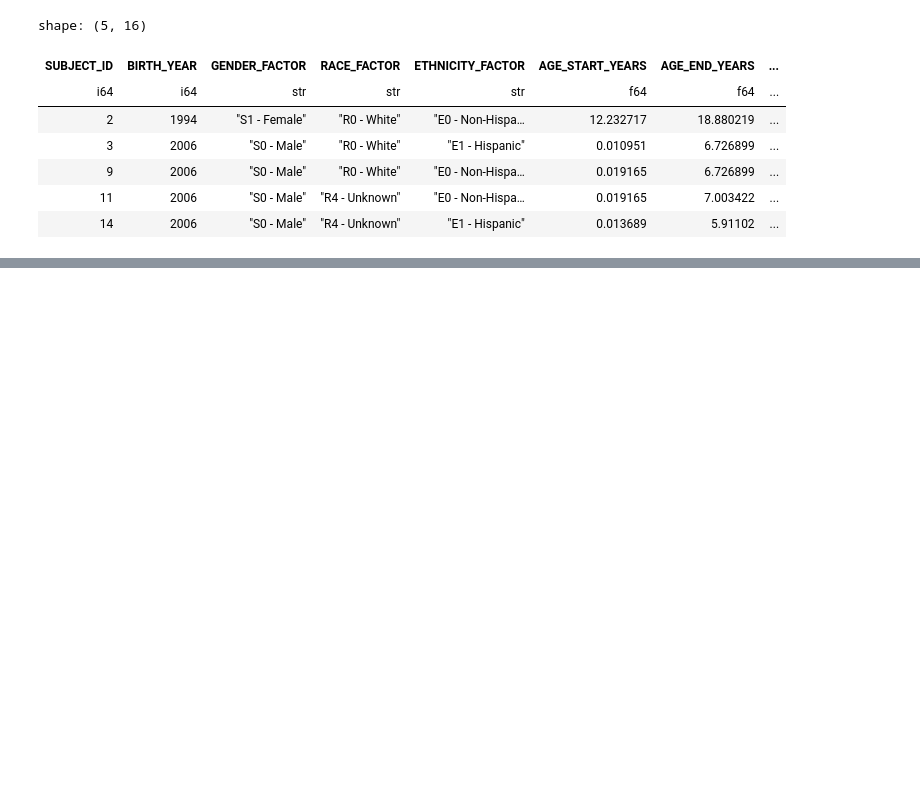
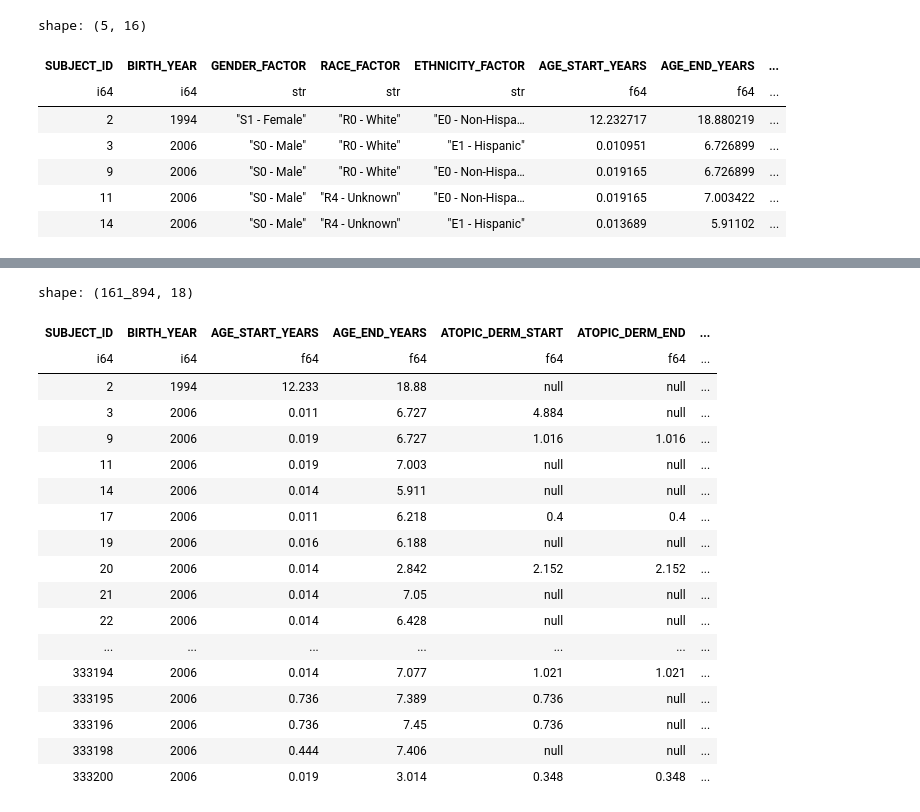
Before and after one commit to deuce-shaw/Project3, a Jupyter notebook: MaggieProject3Primary.ipynb, the cells around one changed output, grey strips where cells are left out. Cells and saved outputs as stored; diff of their text form; code cells hidden in the pictures; blank space fills up the shorter version.

```diff
--- a/MaggieProject3Primary.ipynb
+++ b/MaggieProject3Primary.ipynb
@@ -97,0 +123,15 @@ shape: (5, 16)
+# %%
+# Split the "ETHNICITY_FACTOR" column into a "ETHNICITY_ID" column and "ETHNICITY" column
+filtered_df = filtered_df.with_columns(
+    [
+        pl.col("ETHNICITY_FACTOR")
+        .str.split_exact(" - ", 1)
+        .struct.rename_fields(["ETHNICITY_ID", "ETHNICITY"])
+        .alias("fields"),
+    ]
+).unnest("fields")
+
+# Drop the original column
+filtered_df = filtered_df.drop('ETHNICITY_FACTOR')
+
+filtered_df.head()
@@ -97,0 +147,10 @@ shape: (5, 16)
+# %%
+# Create a new column that re-codes the "GENEDER_FACTOR" column to be one character
+filtered_df = filtered_df.with_columns([
+    pl.col('GENDER_FACTOR').apply(lambda value: 'F' if value == "S1 - Female" else ('M' if value == "S0 - Male" else "O")).alias('GENDER')
+])
+
+# Drop the original column
+filtered_df = filtered_df.drop('GENDER_FACTOR')
+
+filtered_df.head()
@@ -97,0 +166,36 @@ shape: (5, 16)
+# %%
+# Round all decimal columns to 3 decimal places in DF
+filtered_df = filtered_df.with_columns([
+    pl.col('AGE_START_YEARS').round(3),
+    pl.col('AGE_END_YEARS').round(3),
+    pl.col('ATOPIC_DERM_START').round(3),
+    pl.col('ATOPIC_DERM_END').round(3),
+    pl.col('ALLERGIC_RHINITIS_START').round(3),
+    pl.col('ALLERGIC_RHINITIS_END').round(3),
+    pl.col('ASTHMA_START').round(3),
+    pl.col('ASTHMA_END').round(3),
+    pl.col('FIRST_ASTHMARX').round(3),
+    pl.col('LAST_ASTHMARX').round(3)
+])
+
+filtered_df
+# %% [output]
+shape: (161_894, 18)
+| SUBJECT_ID | BIRTH_YEAR | AGE_START_YEARS | AGE_END_YEARS | ATOPIC_DERM_START | ATOPIC_DERM_END | ... |
+| i64 | i64 | f64 | f64 | f64 | f64 | ... |
+| 2 | 1994 | 12.233 | 18.88 | null | null | ... |
+| 3 | 2006 | 0.011 | 6.727 | 4.884 | null | ... |
+| 9 | 2006 | 0.019 | 6.727 | 1.016 | 1.016 | ... |
+| 11 | 2006 | 0.019 | 7.003 | null | null | ... |
+| 14 | 2006 | 0.014 | 5.911 | null | null | ... |
+| 17 | 2006 | 0.011 | 6.218 | 0.4 | 0.4 | ... |
+| 19 | 2006 | 0.016 | 6.188 | null | null | ... |
+| 20 | 2006 | 0.014 | 2.842 | 2.152 | 2.152 | ... |
+| 21 | 2006 | 0.014 | 7.05 | null | null | ... |
+| 22 | 2006 | 0.014 | 6.428 | null | null | ... |
+| ... | ... | ... | ... | ... | ... | ... |
+| 333194 | 2006 | 0.014 | 7.077 | 1.021 | 1.021 | ... |
+| 333195 | 2006 | 0.736 | 7.389 | 0.736 | null | ... |
+| 333196 | 2006 | 0.736 | 7.45 | 0.736 | null | ... |
+| 333198 | 2006 | 0.444 | 7.406 | null | null | ... |
+| 333200 | 2006 | 0.019 | 3.014 | 0.348 | 0.348 | ... |
```
Also changed, not shown: parts of 7 cells of this notebook, 3 other files.
